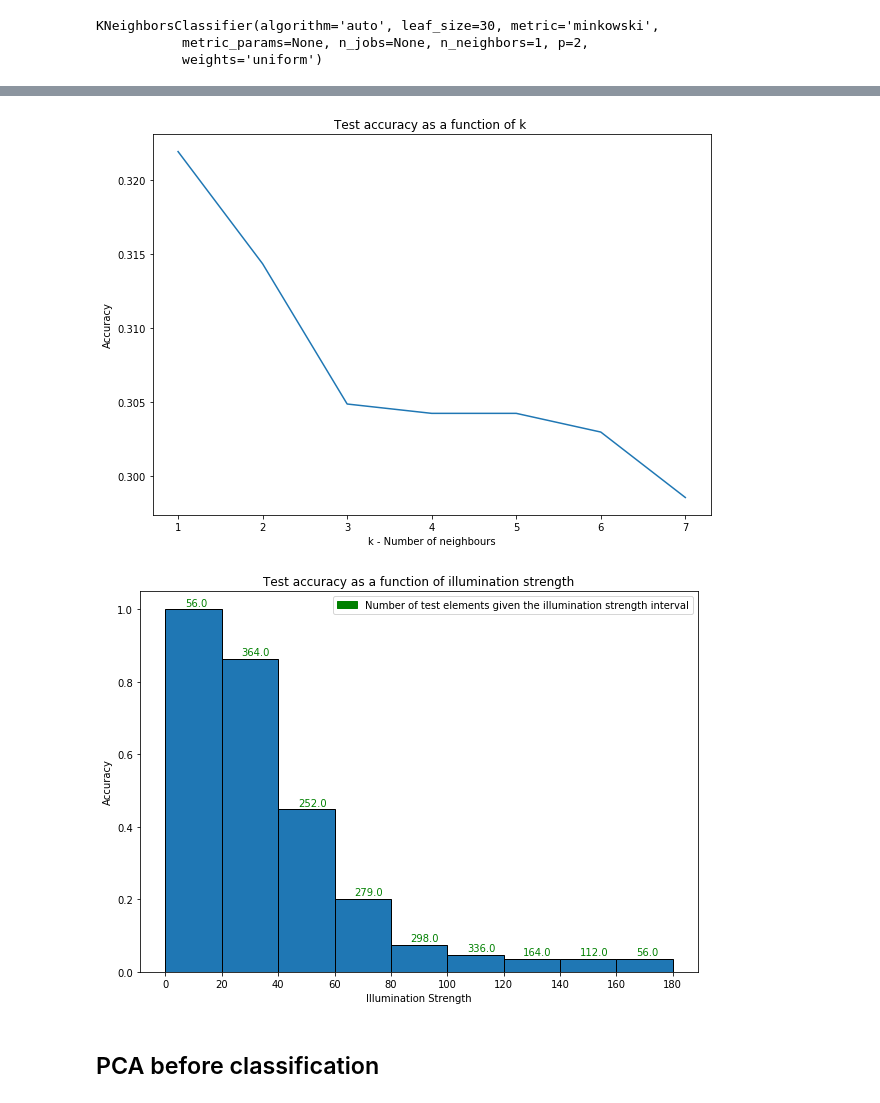
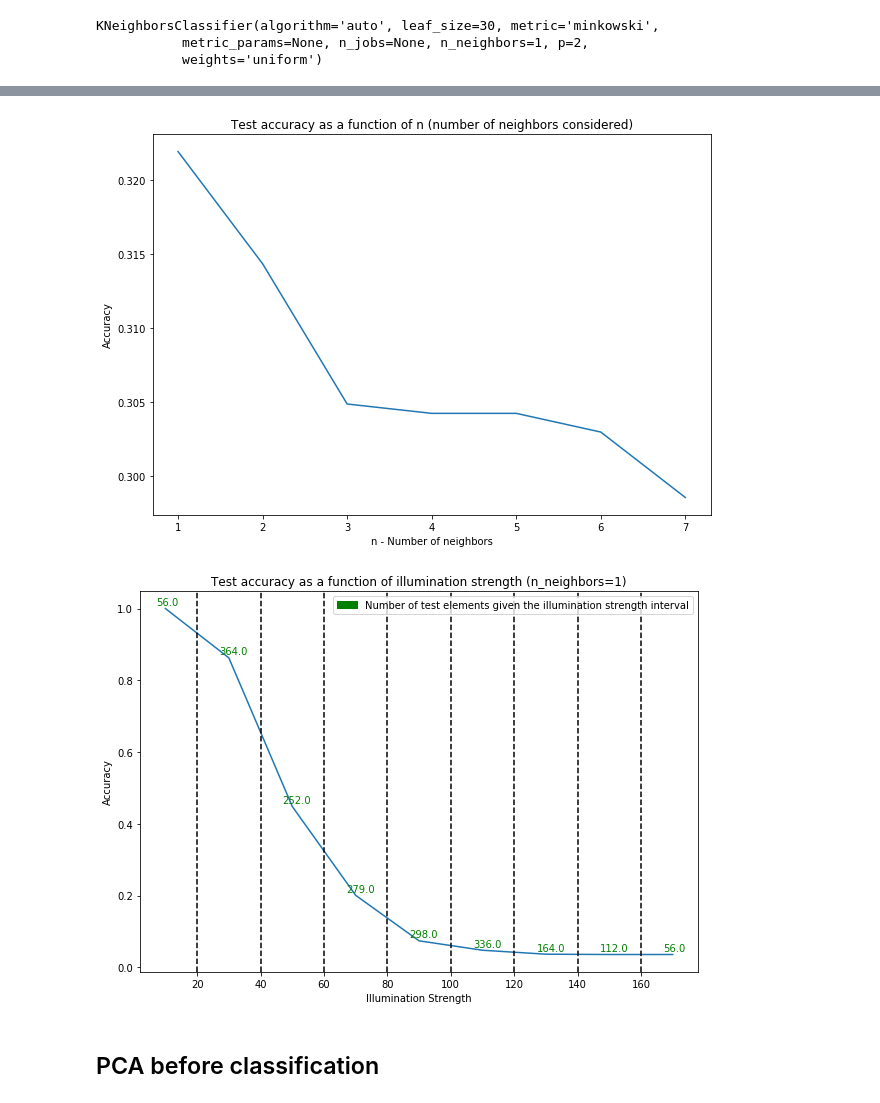
Before and after one commit to poupeaua/face-recognition, a Jupyter notebook: faceRec.ipynb, the cells around one changed output, grey strips where cells are left out. Saved outputs shown, nothing was run; the diff lists cells and outputs as text; code cells hidden in the pictures.

```diff
--- a/faceRec.ipynb
+++ b/faceRec.ipynb
@@ -167,15 +168,15 @@ Confusion matrix, without normalization
 def computeAccFromk(max_k_value):
     """
     """
-    acc = list()
+    acc = np.zeros(max_k_value)
     k_values = np.linspace(1, max_k_value, max_k_value, dtype=int)
     for k in k_values:
         knn_clf = KNeighborsClassifier(n_neighbors=k)
         knn_clf.fit(train_data, train_label)
         test_pred = knn_clf.predict(test_data)
         accuracy = accuracy_score(y_true=test_label, y_pred=test_pred)
-        acc.append(accuracy)
-    return np.array(acc)
+        acc[k-1] = accuracy
+    return acc
 # %%
 max_k_value = 7
 k_values = np.linspace(1, max_k_value, max_k_value, dtype=int)
@@ -183,12 +184,12 @@ acc = computeAccFromk(max_k_value=max_k_value)
 
 plt.figure(figsize=(10,7))
 plt.plot(k_values, acc)
-plt.title("Test accuracy as a function of k ")
-plt.xlabel("k - Number of neighbours")
+plt.title("Test accuracy as a function of n (number of neighbors considered)")
+plt.xlabel("n - Number of neighbors")
 plt.ylabel("Accuracy")
 plt.show()
 # %% [output]
-[figure, old version]
+[figure, new version]
 # %%
 def orderFromIst(k, ist_sep, max_ist = 175):
     """
@@ -209,30 +210,33 @@ order_from_ist = orderFromIst(k=1, ist_sep=20)
 # %%
 list_acc_ist = list()
 for element in order_from_ist:
     acc = accuracy_score(y_true=element[:, 0], y_pred=element[:, 1])
     list_acc_ist.append([acc, int(element.shape[0])])
 list_acc_ist = np.array(list_acc_ist)
 
 z = np.linspace(0, 160, 9)
 y = list_acc_ist[:, 0]
 n = list_acc_ist[:, 1]
 
 fig, ax = plt.subplots(figsize=(10,7))
 plt.xticks(np.arange(0, 200, step=20))
-ax.bar(z, y, width=20, align='edge', edgecolor='black')
+ax.plot(z+10, y)
+
+for ist_bound in ist_values[1:-1]:
+    plt.axvline(x=ist_bound, linestyle='--', color='black')
 
 for i, txt in enumerate(n):
     ax.annotate(txt, (z[i]+7, y[i]+0.01), color='green')
 
 
 red_patch = mpatches.Patch(color='green', label='Number of test elements given the illumination strength interval')
 plt.legend(handles=[red_patch])
 plt.xlabel("Illumination Strength")
 plt.ylabel("Accuracy")
-plt.title("Test accuracy as a function of illumination strength")
+plt.title("Test accuracy as a function of illumination strength (n_neighbors=1)")
 plt.show()
 # %% [output]
-[figure, old version]
+[figure, new version]
 # %% [markdown]
 ## PCA before classification
 # %% [markdown]
```
Also changed, not shown: parts of 19 cells of this notebook, 8 other files.
